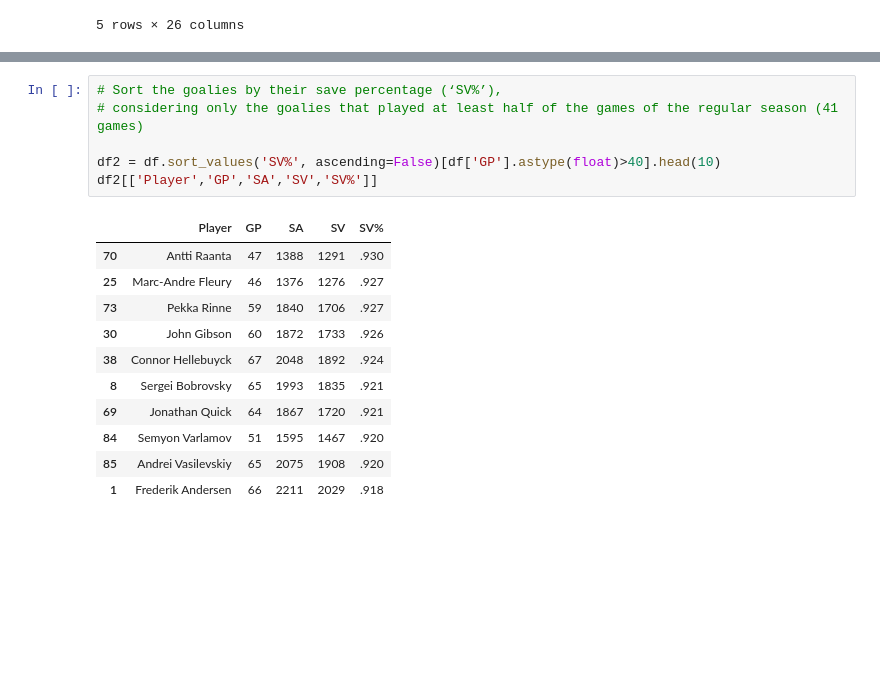
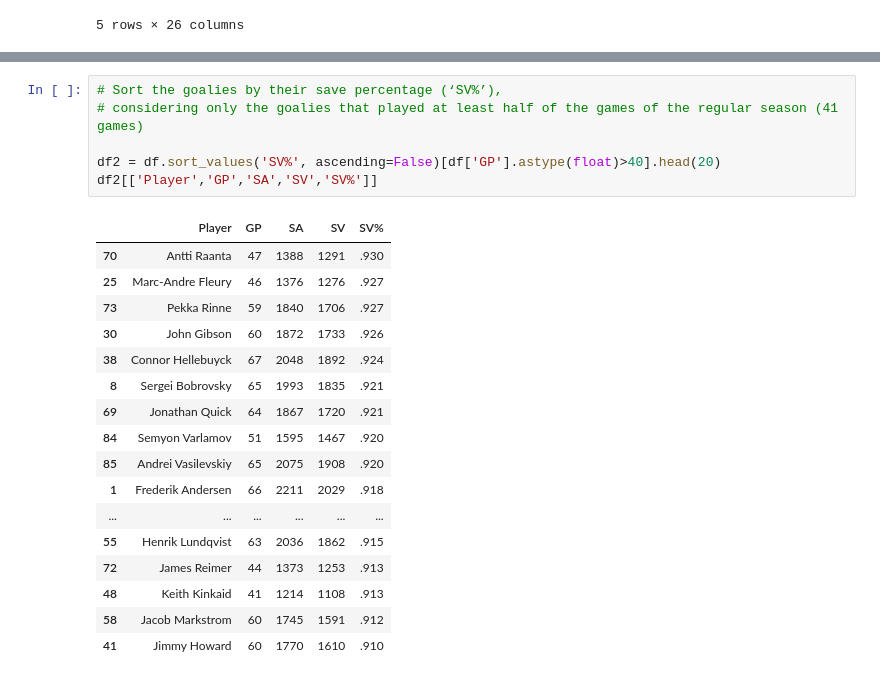
Before and after one commit to ArchambaultP/NHL-Notebooks, a Jupyter notebook: notebooks/Question_1.ipynb, the cells around one changed output, grey strips where cells are left out. Drawn from its saved outputs; the diff is of its cells as text; blank space fills up the shorter version.

```diff
--- a/notebooks/Question_1.ipynb
+++ b/notebooks/Question_1.ipynb
@@ -68,20 +87,26 @@ plt.show()
 # %%
 # Sort the goalies by their save percentage (‘SV%’),
 # considering only the goalies that played at least half of the games of the regular season (41 games)
 
-df2 = df.sort_values('SV%', ascending=False)[df['GP'].astype(float)>40].head(10)
+df2 = df.sort_values('SV%', ascending=False)[df['GP'].astype(float)>40].head(20)
 df2[['Player','GP','SA','SV','SV%']]
 # %% [output]
 |  | Player | GP | SA | SV | SV% |
 | 70 | Antti Raanta | 47 | 1388 | 1291 | .930 |
 | 25 | Marc-Andre Fleury | 46 | 1376 | 1276 | .927 |
 | 73 | Pekka Rinne | 59 | 1840 | 1706 | .927 |
 | 30 | John Gibson | 60 | 1872 | 1733 | .926 |
 | 38 | Connor Hellebuyck | 67 | 2048 | 1892 | .924 |
 | 8 | Sergei Bobrovsky | 65 | 1993 | 1835 | .921 |
 | 69 | Jonathan Quick | 64 | 1867 | 1720 | .921 |
 | 84 | Semyon Varlamov | 51 | 1595 | 1467 | .920 |
 | 85 | Andrei Vasilevskiy | 65 | 2075 | 1908 | .920 |
 | 1 | Frederik Andersen | 66 | 2211 | 2029 | .918 |
+| ... | ... | ... | ... | ... | ... |
+| 55 | Henrik Lundqvist | 63 | 2036 | 1862 | .915 |
+| 72 | James Reimer | 44 | 1373 | 1253 | .913 |
+| 48 | Keith Kinkaid | 41 | 1214 | 1108 | .913 |
+| 58 | Jacob Markstrom | 60 | 1745 | 1591 | .912 |
+| 41 | Jimmy Howard | 60 | 1770 | 1610 | .910 |
 # %%
 sns.set_style('darkgrid')
```
Also changed, not shown: parts of 4 cells of this notebook, 2 other files.
